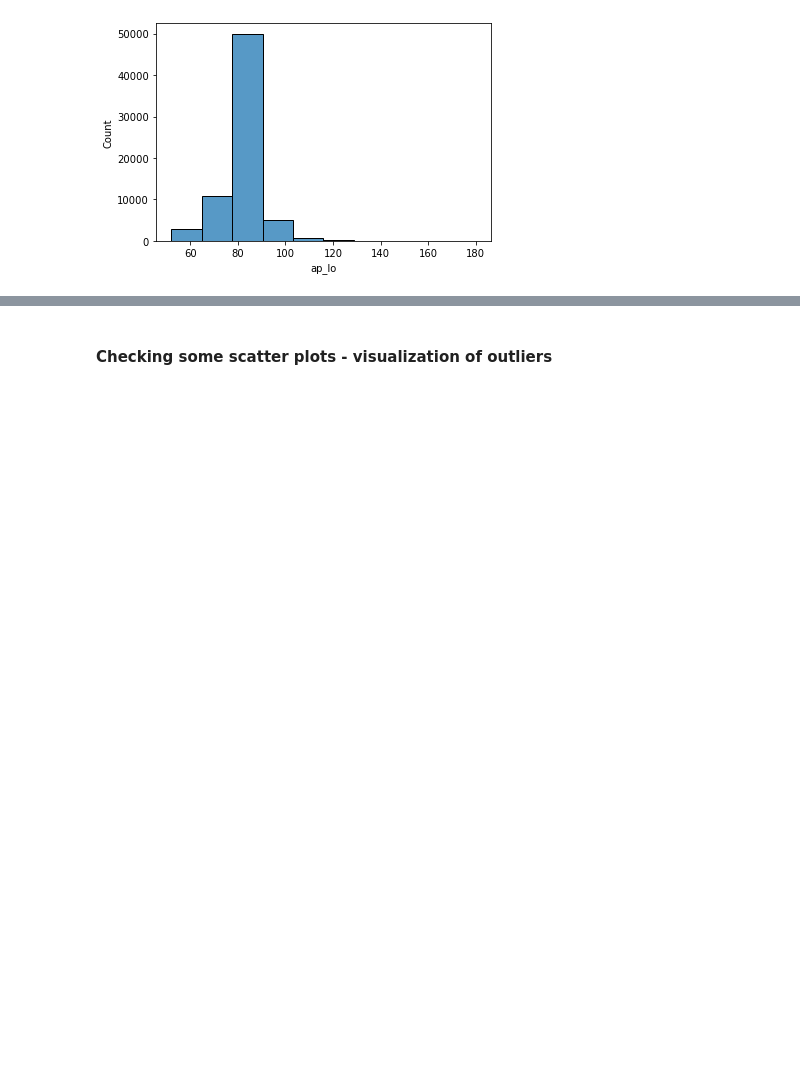
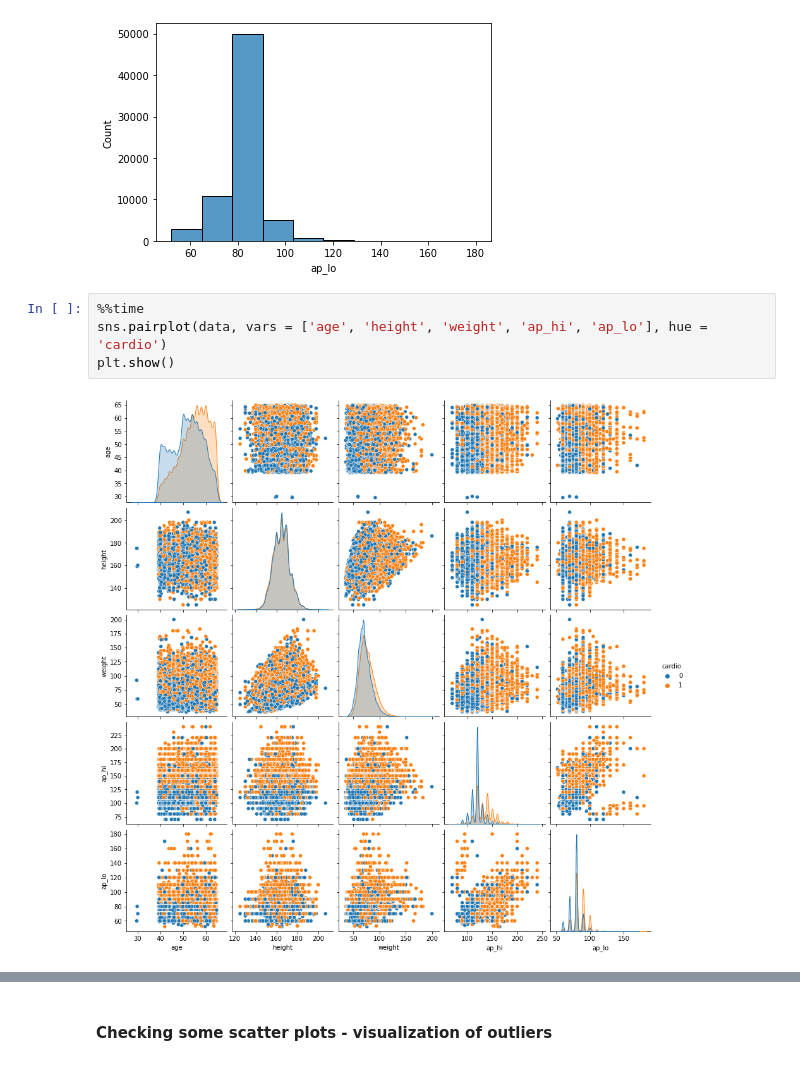
Before and after one commit to infoshareacademy/jdszr3-datavirus, a Jupyter notebook: PYTHON/code/EDA.ipynb, the cells around one changed output, grey strips where cells are left out. Cells and saved outputs as stored; diff of their text form; blank space fills up the shorter version.

```diff
--- a/PYTHON/code/EDA.ipynb
+++ b/PYTHON/code/EDA.ipynb
@@ -605,3 +605,9 @@ sns.histplot(data=data, x='ap_lo',bins=10)
 plt.show()
 # %% [output]
 [figure]
+# %%
+%%time
+sns.pairplot(data, vars = ['age', 'height', 'weight', 'ap_hi', 'ap_lo'], hue = 'cardio')
+plt.show()
+# %% [output]
+[figure, added]
```
Also changed, not shown: parts of 10 cells of this notebook, 1 other file.
